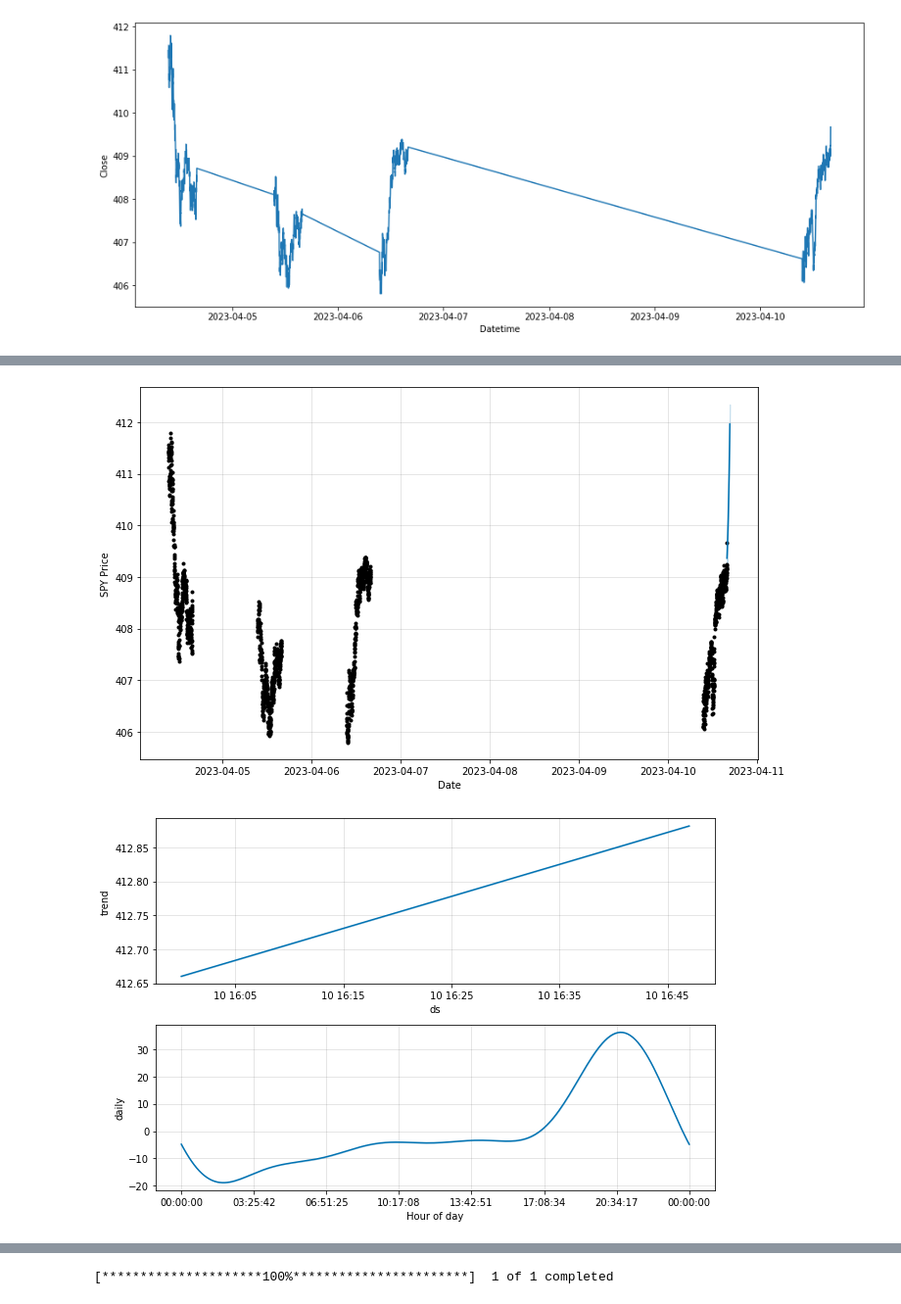
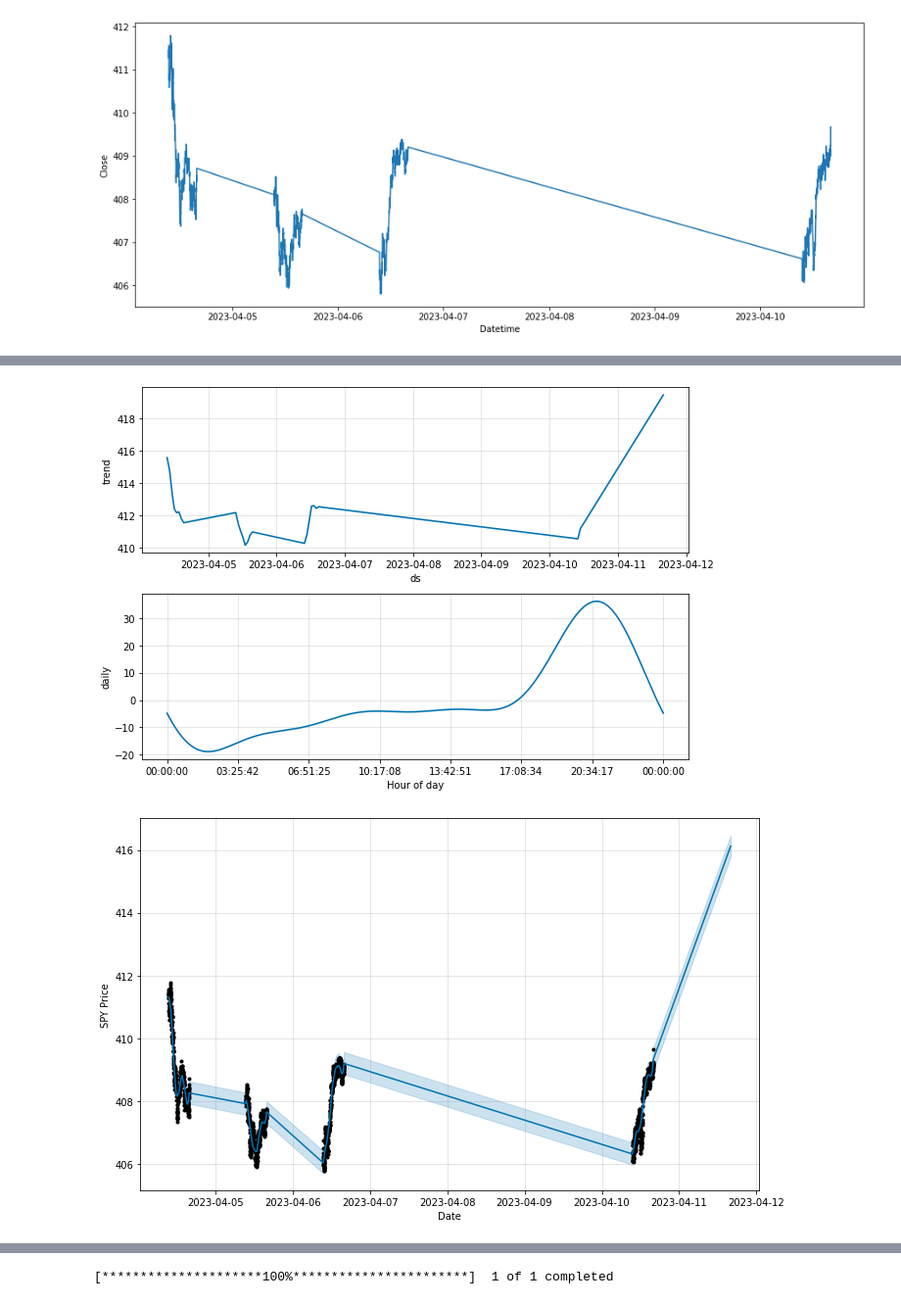
Before and after one commit to woonsupkim/Sentiment_SNP, a Jupyter notebook: SPY_Track.ipynb, the cells around one changed output, grey strips where cells are left out. Shown at 98% size. Drawn from its saved outputs; the diff is of its cells as text; code cells hidden in the pictures.

```diff
--- a/SPY_Track.ipynb
+++ b/SPY_Track.ipynb
@@ -31,14 +60,15 @@ model = Prophet()
 model.fit(spy_data)
 
 # Create future dates for forecasting
-future_dates = model.make_future_dataframe(periods=48, freq='T', include_history=False)
+#future_dates = model.make_future_dataframe(periods=48, freq='T', include_history=False)
+future_dates = model.make_future_dataframe(periods=1)
 
 # Make predictions for future dates
 forecast = model.predict(future_dates)
 
-# # Plot the forecasted data
+# Plot the forecasted data
 model.plot(forecast, xlabel='Date', ylabel='SPY Price')
 
-# # Plot the forecasted trend and seasonality components
+# Plot the forecasted trend and seasonality components
 model.plot_components(forecast)
 # %% [output]
@@ -47,2 +77,2 @@ model.plot_components(forecast)
-[figure, old version]
+[figure, new version]
-[figure, old version]
+[figure, new version]
```
Also changed, not shown: parts of 2 cells of this notebook.
